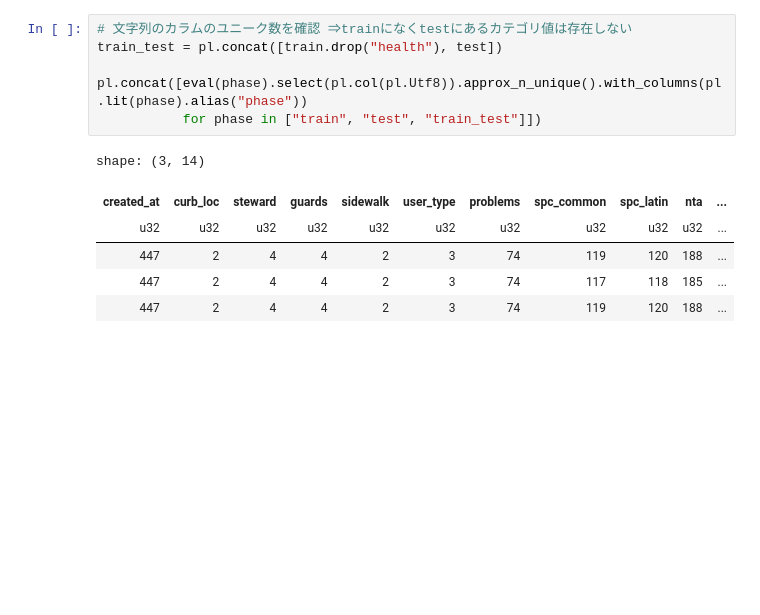
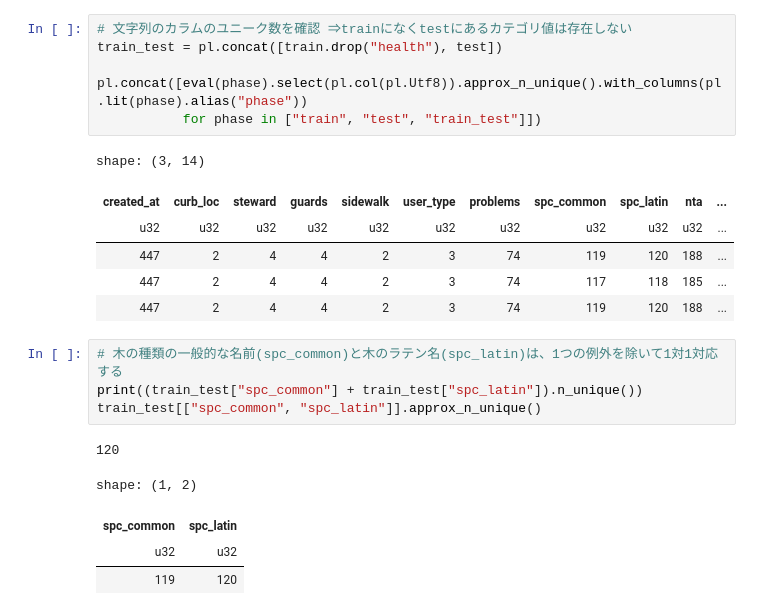
Before and after one commit to nkai8102/green, a Jupyter notebook: 00_eda.ipynb, the cells around one changed output. Cells and saved outputs as stored; diff of their text form; blank space fills up the shorter version.

```diff
--- a/00_eda.ipynb
+++ b/00_eda.ipynb
@@ -19,3 +19,13 @@ shape: (3, 14)
 | 447 | 2 | 4 | 4 | 2 | 3 | 74 | 119 | 120 | 188 | ... |
 | 447 | 2 | 4 | 4 | 2 | 3 | 74 | 117 | 118 | 185 | ... |
 | 447 | 2 | 4 | 4 | 2 | 3 | 74 | 119 | 120 | 188 | ... |
+# %%
+# 木の種類の一般的な名前(spc_common)と木のラテン名(spc_latin)は、1つの例外を除いて1対1対応する
+print((train_test["spc_common"] + train_test["spc_latin"]).n_unique())
+train_test[["spc_common", "spc_latin"]].approx_n_unique()
+# %% [output]
+120
+shape: (1, 2)
+| spc_common | spc_latin |
+| u32 | u32 |
+| 119 | 120 |
```
Also changed, not shown: parts of 3 cells of this notebook, 3 other files.
